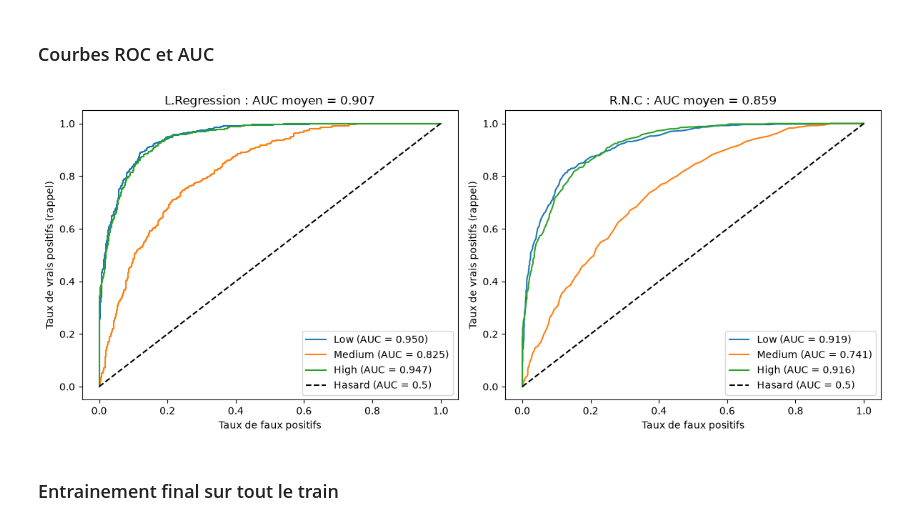
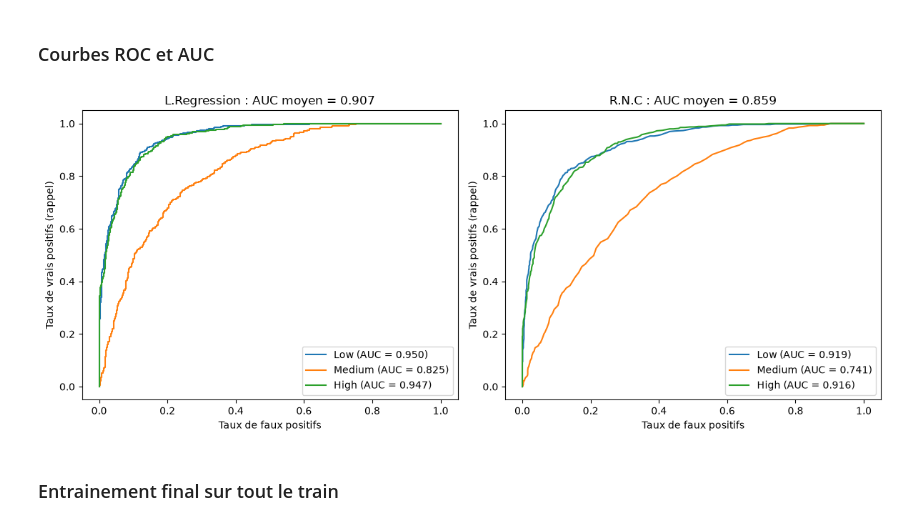
Before and after one commit to Oumohgh/Projet_Croisee, a Jupyter notebook: notebook/preprocessing.ipynb, the cells around one changed output. Cells and saved outputs as stored; diff of their text form; code cells hidden in the pictures.

```diff
--- a/notebook/preprocessing.ipynb
+++ b/notebook/preprocessing.ipynb
@@ -353,22 +353,21 @@ pt.show()
 # %%
 yBinaire = label_binarize(y_train, classes=[0, 1, 2])
 
 fig, axes = pt.subplots(1, 2, figsize=(12, 5))
 for ax, (nom, p) in zip(axes, predictions.items()):
     for i, classe in enumerate(labelsRisque):
         fpr, tpr, _ = roc_curve(yBinaire[:, i], p["proba"][:, i])
         auc = roc_auc_score(yBinaire[:, i], p["proba"][:, i])
         ax.plot(fpr, tpr, label=f"{classe} (AUC = {auc:.3f})")
 
-    ax.plot([0, 1], [0, 1], "k--", label="Hasard (AUC = 0.5)")
     ax.set_title(f"{nom} : AUC moyen = {tableauMetriques.loc[nom, 'roc_auc']:.3f}")
     ax.set_xlabel("Taux de faux positifs")
     ax.set_ylabel("Taux de vrais positifs (rappel)")
     ax.legend(loc="lower right")
 pt.tight_layout()
 pt.show()
 # %% [output]
-[figure, old version]
+[figure, new version]
 # %% [markdown]
 ### Entrainement final sur tout le train
 # %%
```
Also changed, not shown: parts of 6 cells of this notebook.
